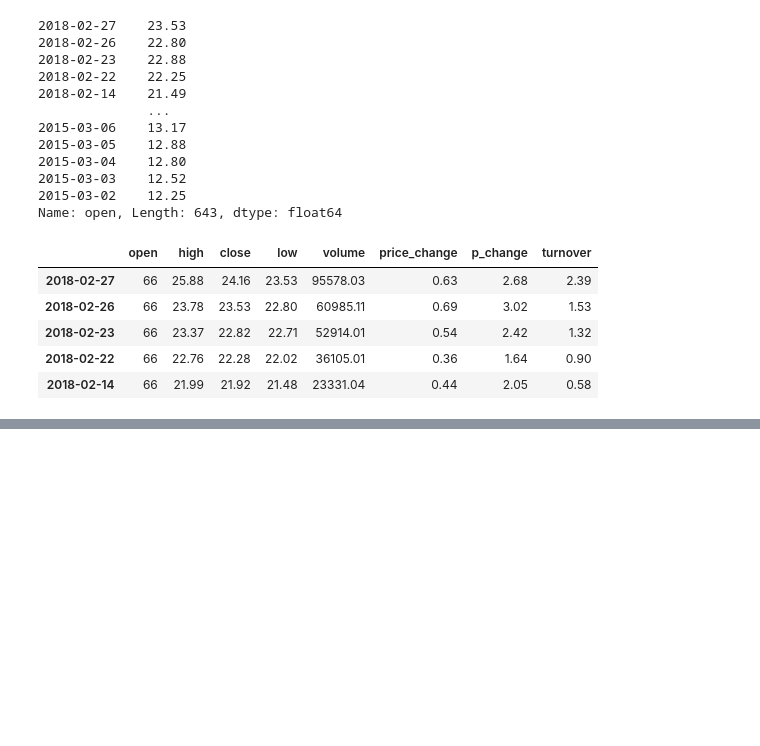
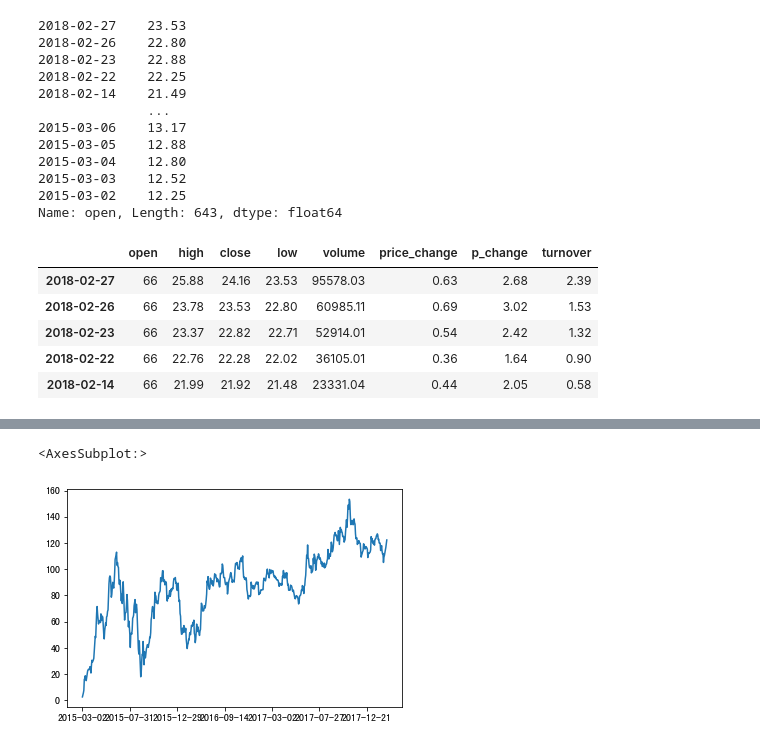
Before and after one commit to NekoSilverFox/Data-Mining, a Jupyter notebook: 003 - Pandas/Pandas.ipynb, the cells around one changed output, grey strips where cells are left out. Cells and saved outputs as stored; diff of their text form; code cells hidden in the pictures; blank space fills up the shorter version.

```diff
--- a/003 - Pandas/Pandas.ipynb
+++ b/003 - Pandas/Pandas.ipynb
@@ -583,3 +583,7 @@ data.head()
 | 2018-02-23 | 66 | 23.37 | 22.82 | 22.71 | 52914.01 | 0.54 | 2.42 | 1.32 |
 | 2018-02-22 | 66 | 22.76 | 22.28 | 22.02 | 36105.01 | 0.36 | 1.64 | 0.90 |
 | 2018-02-14 | 66 | 21.99 | 21.92 | 21.48 | 23331.04 | 0.44 | 2.05 | 0.58 |
+# %%
+# 方法 2
+data.open = 77
+data.head()
@@ -585,0 +810,6 @@ data.head()
+# %%
+# 先对时间进行排序
+data['p_change'].sort_index().cumsum().plot()
+# %% [output]
+<AxesSubplot:>
+[figure, added]
```
Also changed, not shown: parts of 25 cells of this notebook, 3 other files.
